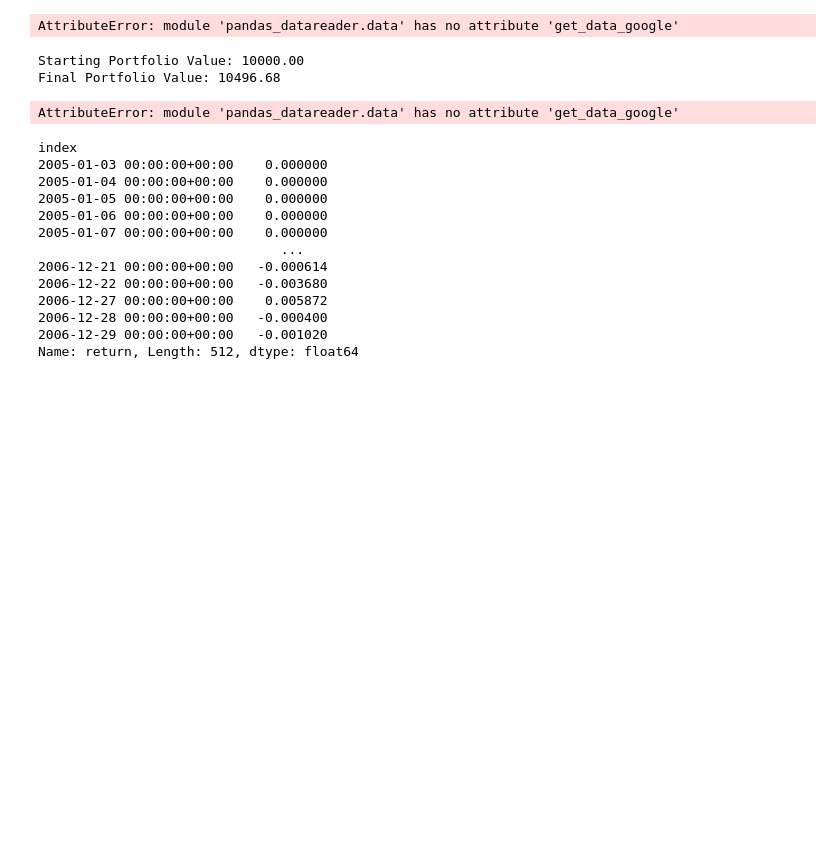
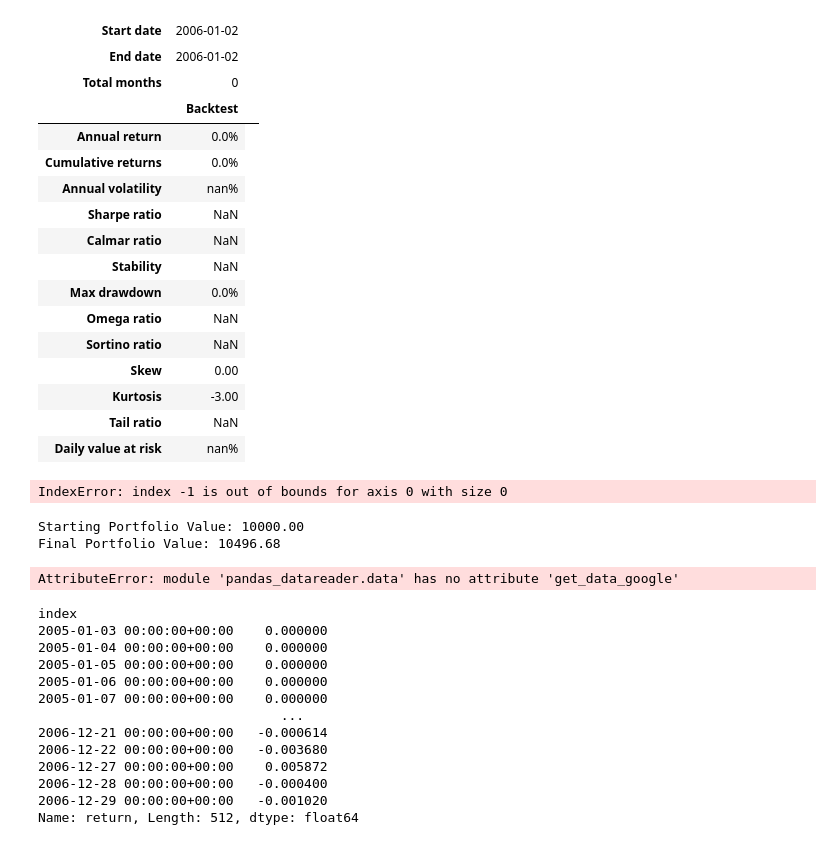
Before and after one commit to vcfriend/python-demo, a Jupyter notebook: myQuant/bt_backtrader/learn_backtrader/bt_demo/bt_pyfolio_01.ipynb, the cells around one changed output. Cells and saved outputs as stored; diff of their text form; code cells hidden in the pictures; blank space fills up the shorter version.

```diff
--- a/myQuant/bt_backtrader/learn_backtrader/bt_demo/bt_pyfolio_01.ipynb
+++ b/myQuant/bt_backtrader/learn_backtrader/bt_demo/bt_pyfolio_01.ipynb
@@ -13,8 +13,11 @@ class SmaCross(bt.Strategy):
     # 日志函数
     def log(self, txt, dt=None):
         '''日志函数'''
-        dt = dt or self.datas[0].datetime.date(0)
-        print('%s, %s' % (dt.isoformat(), txt))
+        dt = dt or self.datas[0].datetime.datetime(0)
+        t_log= ''
+        t_log += ' {:s}'.format(dt.strftime('%a %Y-%m-%d %H:%M:%S'))
+        t_log += ' '+ txt
+        print(t_log)
 
     def notify_order(self, order):
         if order.status in [order.Submitted, order.Accepted]:
@@ -36,6 +39,8 @@ class SmaCross(bt.Strategy):
                   (trade.pnl, trade.pnlcomm, trade.commission))
 
     def __init__(self):
+        self.myenterdate : datetime = None  # 入场时间
+        self.dtdate = self.data.datetime.datetime(0)
         # 移动平均线指标
         self.move_average = bt.ind.MovingAverageSimple(
             self.data, period=self.params.period)
@@ -46,7 +51,8 @@ class SmaCross(bt.Strategy):
         if not self.position:  # 还没有仓位
             # 当日收盘价上穿5日均线，创建买单，买入100股
             if self.crossover > 0:
-                self.log('创建买单')
+                self.myenterdate = self.dtdate
+                self.log('创建买单{:}'.format(self.myenterdate.strftime('%Y-%m-%d %H:%M:%S')), dt=self.dtdate)
                 self.buy(size=100)
         # 有仓位，并且当日收盘价下破5日均线，创建卖单，卖出100股
         elif self.crossover < 0:
@@ -63,21 +69,25 @@ cerebro = bt.Cerebro()
 
 
 # 数据文件路径
-datapath = '../Data/600466.SH-day.csv'
+datapath = '../Data/2006-min-005.txt'
 
 # 创建行情数据对象，加载数据
 data = bt.feeds.GenericCSVData(
     dataname=datapath,
-    datetime=0,  # 日期行所在列
-    open=1,  # 开盘价所在列
-    high=2,  # 最高价所在列
-    low=3,  # 最低价所在列
-    close=4,  # 收盘价价所在列
-    volume=5,  # 成交量所在列
+    datetime=0,  # 日期所在列
+    time=1,  # 时间所在列
+    open=2,  # 开盘价所在列
+    high=3,  # 最高价所在列
+    low=4,  # 最低价所在列
+    close=5,  # 收盘价价所在列
+    volume=6,  # 成交量所在列
     openinterest=-1,  # 无未平仓量列
     dtformat='%Y-%m-%d',  # 日期格式
-    fromdate=datetime(2019, 1, 1),  # 起始日
-    todate=datetime(2021, 1, 1))  # 结束日
+    tmformat='%H:%M:%S',  # 时间格式
+    timeframe=bt.TimeFrame.Minutes,  # 数据周期压缩周期
+    compression=5,  # 合成bar的周期数
+    fromdate=datetime(2006, 1, 2),  # 起始日
+    todate=datetime(2006, 1, 3))  # 结束日
 
 cerebro.adddata(data)  # 将行情数据对象注入引擎
 cerebro.addstrategy(SmaCross)  # 将策略注入引擎
@@ -113,4 +124,21 @@ pf.create_full_tear_sheet(returns)
+| Start date | 2006-01-02 |  |
+| End date | 2006-01-02 |  |
+| Total months | 0 |  |
+|  | Backtest |
+| Annual return | 0.0% |
+| Cumulative returns | 0.0% |
+| Annual volatility | nan% |
+| Sharpe ratio | NaN |
+| Calmar ratio | NaN |
+| Stability | NaN |
+| Max drawdown | 0.0% |
+| Omega ratio | NaN |
+| Sortino ratio | NaN |
+| Skew | 0.00 |
+| Kurtosis | -3.00 |
+| Tail ratio | NaN |
+| Daily value at risk | nan% |
-AttributeError: module 'pandas_datareader.data' has no attribute 'get_data_google'
+IndexError: index -1 is out of bounds for axis 0 with size 0
 # %%
 import datetime
 import backtrader as bt
```
Also changed, not shown: parts of 1 cell of this notebook, 7 other files.
